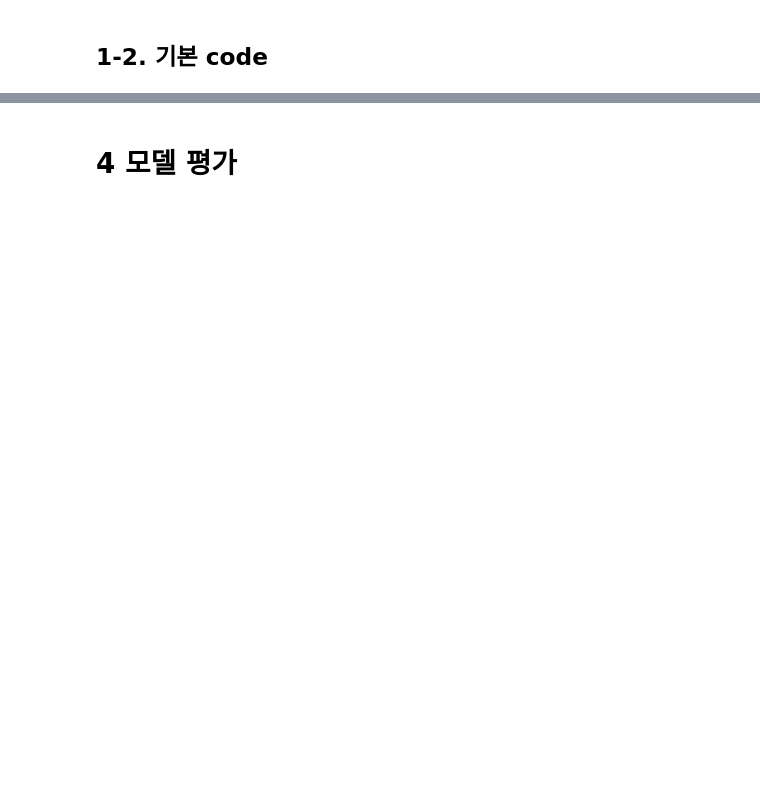
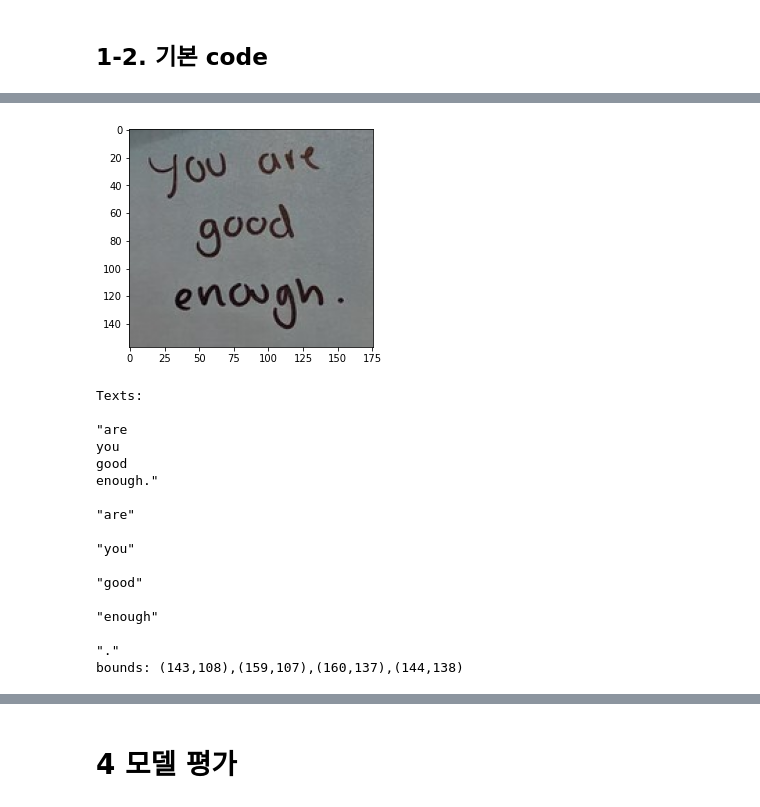
Before and after one commit to twelvesense/first-repository, a Jupyter notebook: ExplNode12.ipynb, the cells around one changed output, grey strips where cells are left out. Drawn from its saved outputs; the diff is of its cells as text; code cells hidden in the pictures; blank space fills up the shorter version.

```diff
--- a/ExplNode12.ipynb
+++ b/ExplNode12.ipynb
@@ -716,0 +218,25 @@ Epoch 20/20
+# %%
+# 02 사진 예측
+i = 1
+plt.imshow(images[i])
+plt.show()
+detect_text(image_locs[i])
+# %% [output]
+[figure, added]
+Texts:
+
+"are
+you
+good
+enough."
+
+"are"
+
+"you"
+
+"good"
+
+"enough"
+
+"."
+bounds: (143,108),(159,107),(160,137),(144,138)
```
Also changed, not shown: parts of 84 cells of this notebook.
